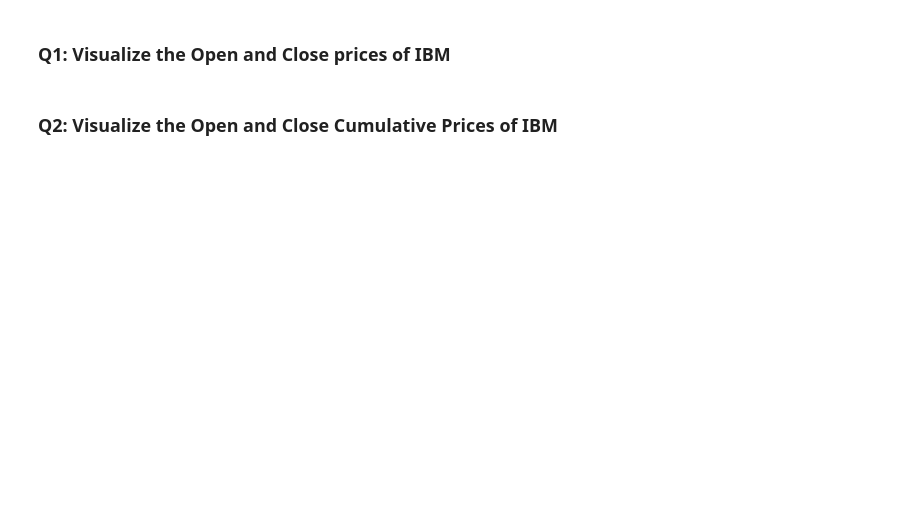
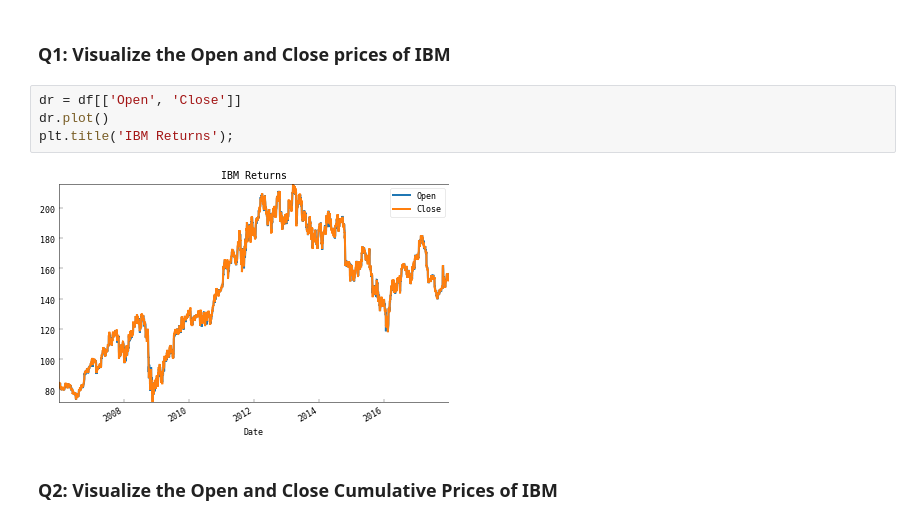
Before and after one commit to jperryhouts/Springboard, a Jupyter notebook: mec-mini-projects/mec-18.5.1-time-series-analysis-mini-project/Mini_Project_Time_Series_Forecasting.ipynb, the cells around one changed output. Saved outputs shown, nothing was run; the diff lists cells and outputs as text; blank space fills up the shorter version.

```diff
--- a/mec-mini-projects/mec-18.5.1-time-series-analysis-mini-project/Mini_Project_Time_Series_Forecasting.ipynb
+++ b/mec-mini-projects/mec-18.5.1-time-series-analysis-mini-project/Mini_Project_Time_Series_Forecasting.ipynb
@@ -49,4 +74,10 @@ plt.title('IBM Returns');
 # %% [markdown]
 ### Q1: Visualize the Open and Close prices of IBM
+# %%
+dr = df[['Open', 'Close']]
+dr.plot()
+plt.title('IBM Returns');
+# %% [output]
+[figure, added]
 # %% [markdown]
 ### Q2: Visualize the Open and Close Cumulative Prices of IBM
```
Also changed, not shown: parts of 47 cells of this notebook.
